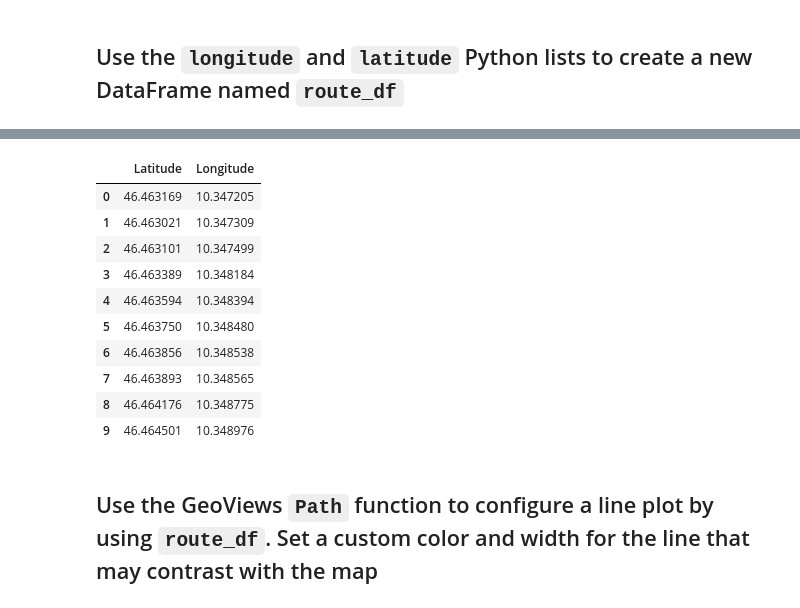
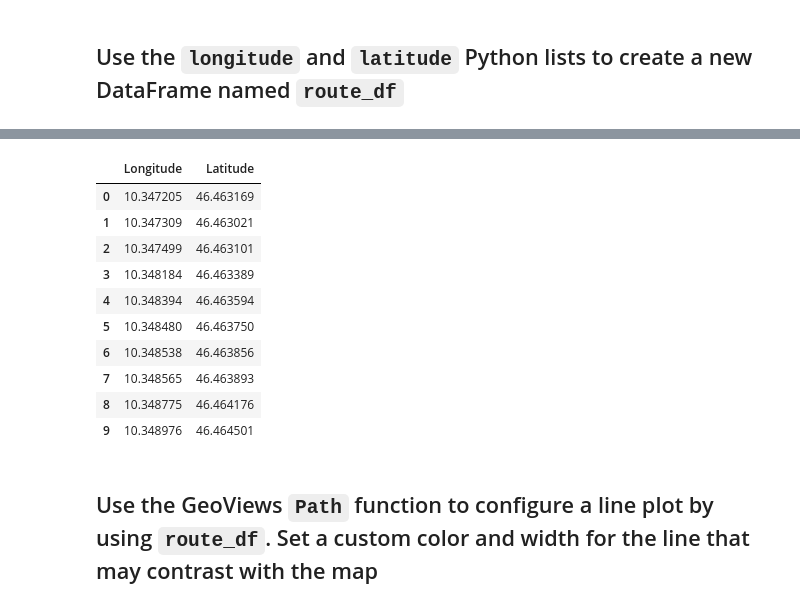
Before and after one commit to KalebGordon/PLANMYTRIP, a Jupyter notebook: Challenge/Vacation_Itinerary/Vacation_Itinerary.ipynb, the cells around one changed output, grey strips where cells are left out. Drawn from its saved outputs; the diff is of its cells as text; code cells hidden in the pictures.

```diff
--- a/Challenge/Vacation_Itinerary/Vacation_Itinerary.ipynb
+++ b/Challenge/Vacation_Itinerary/Vacation_Itinerary.ipynb
@@ -291,23 +287,23 @@ route_path
 # %%
 # Create an empty DataFrame to store the steps' coordinates
 
 # Add the steps' longitude and latitude from each step as columns to the DataFrame
-route_df = pd.DataFrame({'Latitude':latitude, 'Longitude':longitude})
+route_df = pd.DataFrame({'Longitude':longitude, 'Latitude':latitude})
 
 # Display sample data
 route_df.head(10)
 # %% [output]
-|  | Latitude | Longitude |
-| 0 | 46.463169 | 10.347205 |
-| 1 | 46.463021 | 10.347309 |
-| 2 | 46.463101 | 10.347499 |
-| 3 | 46.463389 | 10.348184 |
-| 4 | 46.463594 | 10.348394 |
-| 5 | 46.463750 | 10.348480 |
-| 6 | 46.463856 | 10.348538 |
-| 7 | 46.463893 | 10.348565 |
-| 8 | 46.464176 | 10.348775 |
-| 9 | 46.464501 | 10.348976 |
+|  | Longitude | Latitude |
+| 0 | 10.347205 | 46.463169 |
+| 1 | 10.347309 | 46.463021 |
+| 2 | 10.347499 | 46.463101 |
+| 3 | 10.348184 | 46.463389 |
+| 4 | 10.348394 | 46.463594 |
+| 5 | 10.348480 | 46.463750 |
+| 6 | 10.348538 | 46.463856 |
+| 7 | 10.348565 | 46.463893 |
+| 8 | 10.348775 | 46.464176 |
+| 9 | 10.348976 | 46.464501 |
 # %% [markdown]
 ##  Use the GeoViews `Path` function to configure a line plot by using `route_df`. Set a custom color and width for the line that may contrast with the map
 # %%
```
Also changed, not shown: parts of 3 cells of this notebook.
